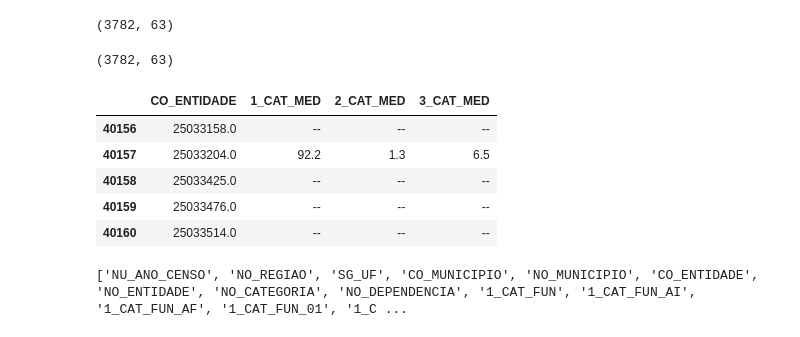
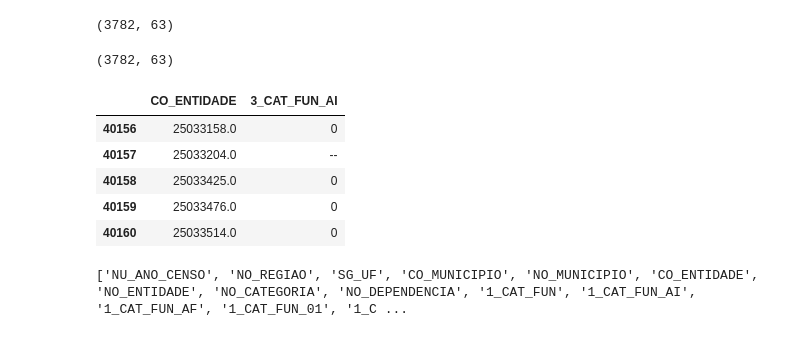
Before and after one commit to GuiiHub/ProjetoAD, a Jupyter notebook: tratamento_cruzamento_dados_.ipynb, the cells around one changed output. Drawn from its saved outputs; the diff is of its cells as text; code cells hidden in the pictures.

```diff
--- a/tratamento_cruzamento_dados_.ipynb
+++ b/tratamento_cruzamento_dados_.ipynb
@@ -80,27 +80,23 @@ print(rendimento_pb.shape)
 # %% [output]
 (3782, 63)
 # %%
-# Selecionar colunas de taxas (os nomes variam conforme a etapa de ensino no arquivo do INEP)
-# exemplo genérico — ajuste conforme as colunas reais do seu arquivo
+# Selecionar coluna de taxa — Abandono, Anos Iniciais do Ensino Fundamental
 colunas_rendimento = [
     "CO_ENTIDADE",
-    "1_CAT_MED",  # Taxa de Aprovação no Ensino Médio
-    "2_CAT_MED",  # Taxa de Reprovação no Ensino Médio
-    "3_CAT_MED"   # Taxa de Abandono no Ensino Médio
+    "3_CAT_FUN_AI"    # Taxa de Abandono — Ensino Fundamental, Anos Iniciais
 ]
 
-# O filtro com "seguro de vida" agora vai encontrar as colunas!
 print(rendimento_pb.shape)
 rendimento_pb = rendimento_pb[[c for c in colunas_rendimento if c in rendimento_pb.columns]]
 rendimento_pb.head()
 # %% [output]
 (3782, 63)
-|  | CO_ENTIDADE | 1_CAT_MED | 2_CAT_MED | 3_CAT_MED |
-| 40156 | 25033158.0 | -- | -- | -- |
-| 40157 | 25033204.0 | 92.2 | 1.3 | 6.5 |
-| 40158 | 25033425.0 | -- | -- | -- |
-| 40159 | 25033476.0 | -- | -- | -- |
-| 40160 | 25033514.0 | -- | -- | -- |
+|  | CO_ENTIDADE | 3_CAT_FUN_AI |
+| 40156 | 25033158.0 | 0 |
+| 40157 | 25033204.0 | -- |
+| 40158 | 25033425.0 | 0 |
+| 40159 | 25033476.0 | 0 |
+| 40160 | 25033514.0 | 0 |
 # %%
 print(rendimento.columns.tolist())
 # %% [output]
```
Also changed, not shown: parts of 3 cells of this notebook, 1 other file.
